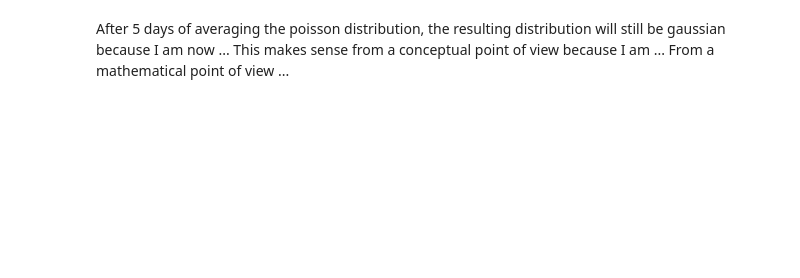
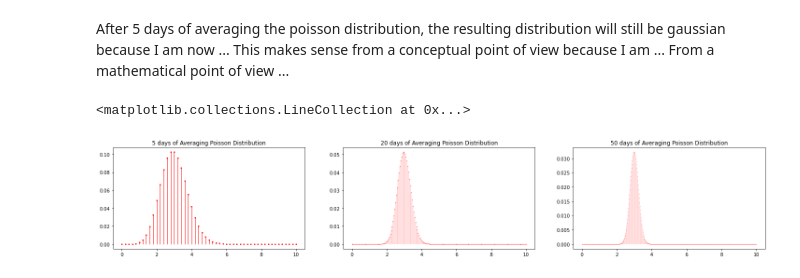
Before and after one commit to MikePhen12/Phys_434_portfolio, a Jupyter notebook: Lab_2.ipynb, the cells around one changed output. Saved outputs shown, nothing was run; the diff lists cells and outputs as text; code cells hidden in the pictures; blank space fills up the shorter version.

```diff
--- a/Lab_2.ipynb
+++ b/Lab_2.ipynb
@@ -62,2 +67,42 @@ print(p)
 # %% [markdown]
 After 5 days of averaging the poisson distribution, the resulting distribution will still be gaussian because I am now ... This makes sense from a conceptual point of view because I am ... From a mathematical point of view ...
+# %%
+fig, (ax, ax1, ax2) = plt.subplots(1, 3, figsize = (25,4))
+err_data = stats.poisson.pmf(x, avg_cosmic_background, offset)
+x = np.linspace(0, 10, 11)
+
+days = 5
+days_1 = 20
+days_2 = 50
+
+y1 = np.convolve(err_data, err_data)
+for i in range(2, days):
+    y1 = np.convolve(y1, err_data)
+
+ax.set_title('5 days of Averaging Poisson Distribution')
+x_new = np.linspace(0, 10*days, 10*days+1)/days
+ax.plot(x_new, y1, 'ro', lw=0, ms=10/days, label = f'{days} days')
+ax.vlines(x_new, 0, y1, colors='r', lw=5/days, alpha=1)
+
+
+y2 = np.convolve(err_data, err_data)
+for i in range(2, days_1):
+    y2 = np.convolve(y2, err_data)
+
+ax1.set_title('20 days of Averaging Poisson Distribution')
+x_new = np.linspace(0, 10*days_1, 10*days_1+1)/days_1
+ax1.plot(x_new, y2, 'ro', lw=0, ms=10/days_1, label = f'{days_1} days')
+ax1.vlines(x_new, 0, y2, colors='r', lw=5/days_1, alpha=1)
+
+
+y3 = np.convolve(err_data, err_data)
+for i in range(2, days_2):
+    y3 = np.convolve(y3, err_data)
+
+ax2.set_title('50 days of Averaging Poisson Distribution')
+x_new = np.linspace(0, 10*days_2, 10*days_2+1)/days_2
+ax2.plot(x_new, y3, 'ro', lw=0, ms=10/days_2, label = f'{days_2} days')
+ax2.vlines(x_new, 0, y3, colors='r', lw=5/days_2, alpha=1)
+# %% [output]
+<matplotlib.collections.LineCollection at 0x...>
+[figure, added]
```
Also changed, not shown: parts of 7 cells of this notebook.
